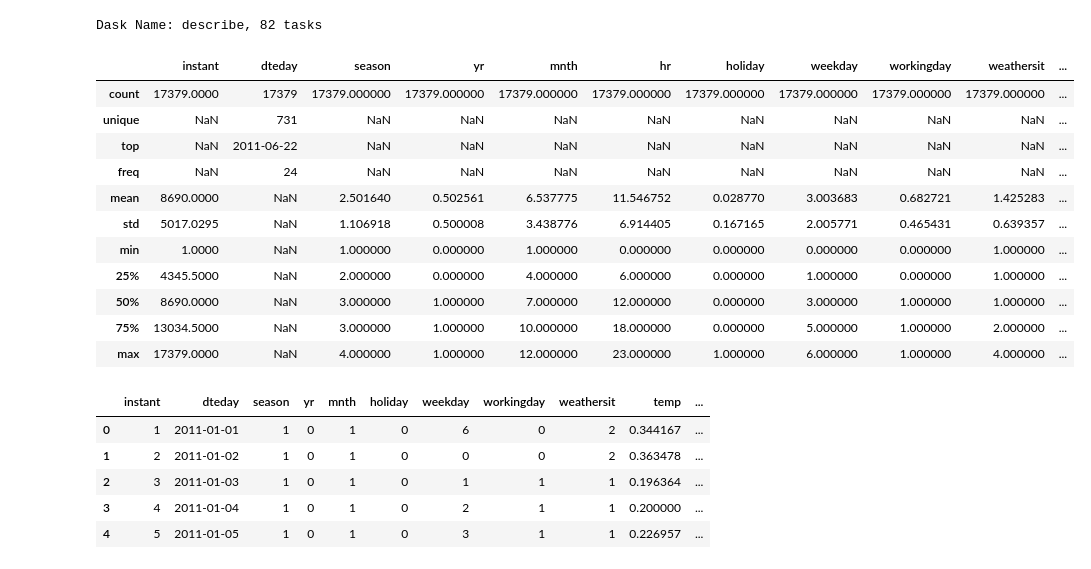
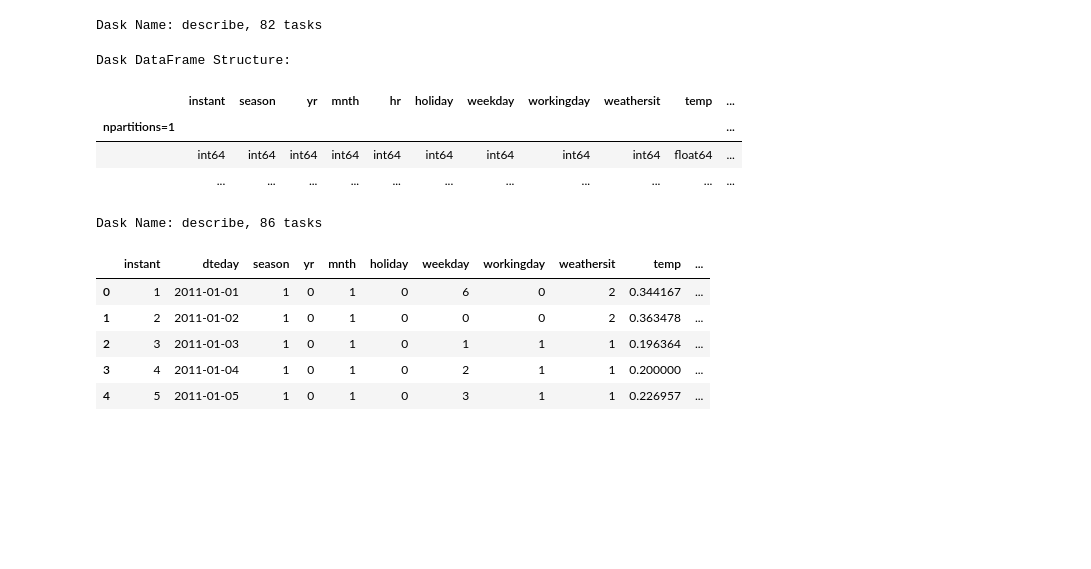
Before and after one commit to martinan92/Advanced-Python-Individual, a Jupyter notebook: Main_Final.ipynb, the cells around one changed output. Drawn from its saved outputs; the diff is of its cells as text; code cells hidden in the pictures; blank space fills up the shorter version.

```diff
--- a/Main_Final.ipynb
+++ b/Main_Final.ipynb
@@ -44,20 +44,14 @@ Dask DataFrame Structure:
 Dask Name: describe, 82 tasks
 # %%
 raw_hour_df=original_hour.copy()
-raw_hour_df.describe(include = 'all')
+raw_hour_df.describe()
 # %% [output]
+Dask DataFrame Structure:
-|  | instant | dteday | season | yr | mnth | hr | holiday | weekday | workingday | weathersit | ... |
-| count | 17379.0000 | 17379 | 17379.000000 | 17379.000000 | 17379.000000 | 17379.000000 | 17379.000000 | 17379.000000 | 17379.000000 | 17379.000000 | ... |
-| unique | NaN | 731 | NaN | NaN | NaN | NaN | NaN | NaN | NaN | NaN | ... |
-| top | NaN | 2011-06-22 | NaN | NaN | NaN | NaN | NaN | NaN | NaN | NaN | ... |
-| freq | NaN | 24 | NaN | NaN | NaN | NaN | NaN | NaN | NaN | NaN | ... |
-| mean | 8690.0000 | NaN | 2.501640 | 0.502561 | 6.537775 | 11.546752 | 0.028770 | 3.003683 | 0.682721 | 1.425283 | ... |
-| std | 5017.0295 | NaN | 1.106918 | 0.500008 | 3.438776 | 6.914405 | 0.167165 | 2.005771 | 0.465431 | 0.639357 | ... |
-| min | 1.0000 | NaN | 1.000000 | 0.000000 | 1.000000 | 0.000000 | 0.000000 | 0.000000 | 0.000000 | 1.000000 | ... |
-| 25% | 4345.5000 | NaN | 2.000000 | 0.000000 | 4.000000 | 6.000000 | 0.000000 | 1.000000 | 0.000000 | 1.000000 | ... |
-| 50% | 8690.0000 | NaN | 3.000000 | 1.000000 | 7.000000 | 12.000000 | 0.000000 | 3.000000 | 1.000000 | 1.000000 | ... |
-| 75% | 13034.5000 | NaN | 3.000000 | 1.000000 | 10.000000 | 18.000000 | 0.000000 | 5.000000 | 1.000000 | 2.000000 | ... |
-| max | 17379.0000 | NaN | 4.000000 | 1.000000 | 12.000000 | 23.000000 | 1.000000 | 6.000000 | 1.000000 | 4.000000 | ... |
+|  | instant | season | yr | mnth | hr | holiday | weekday | workingday | weathersit | temp | ... |
+| npartitions=1 |  |  |  |  |  |  |  |  |  |  | ... |
+|  | int64 | int64 | int64 | int64 | int64 | int64 | int64 | int64 | int64 | float64 | ... |
+|  | ... | ... | ... | ... | ... | ... | ... | ... | ... | ... | ... |
+Dask Name: describe, 86 tasks
 # %%
 raw_day_df.head()
 # %% [output]
```
Also changed, not shown: parts of 13 cells of this notebook.
